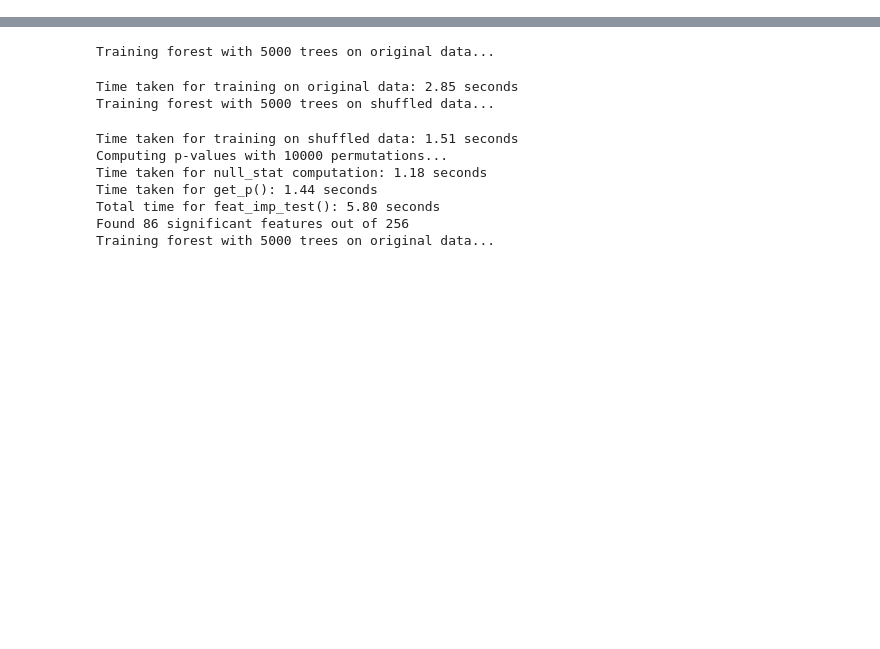
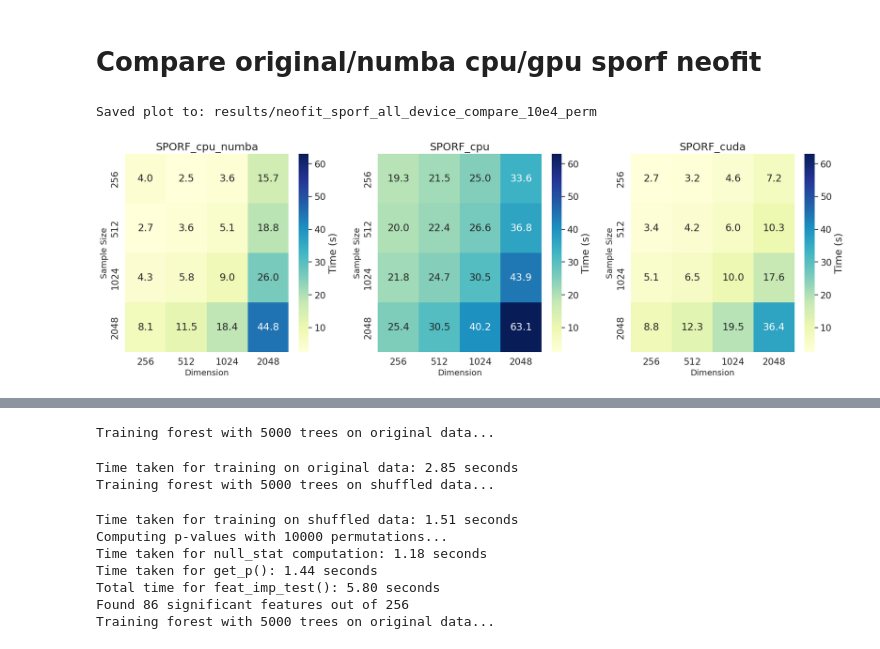
Before and after one commit to ClarkXu0625/treeple, a Jupyter notebook: treeple/stats/test_neofit.ipynb, the cells around one changed output, grey strips where cells are left out. Drawn from its saved outputs; the diff is of its cells as text; code cells hidden in the pictures; blank space fills up the shorter version.

```diff
--- a/treeple/stats/test_neofit.ipynb
+++ b/treeple/stats/test_neofit.ipynb
@@ -3,0 +80,2 @@ import numpy as np
+# %% [markdown]
+# Compare original/numba cpu/gpu sporf neofit
@@ -3,0 +95,15 @@ import numpy as np
+# %%
+import pandas as pd
+df = pd.read_csv("results/neofit_sporf_all_device_compare_10e4_perm.csv")
+plot_runtime_heatmaps(
+    df=df,
+    save_path="results/neofit_sporf_all_device_compare_10e4_perm",
+    #titles=['SPORF_cpu', 'SPORF_cpu_numba','SPORF_cuda'],
+    cmap = "YlGnBu",
+    figsize = None,
+    font_scale = 1.4,
+    fmt = ".1f"
+)
+# %% [output]
+Saved plot to: results/neofit_sporf_all_device_compare_10e4_perm
+[figure, added]
```
Also changed, not shown: parts of 18 cells of this notebook.
